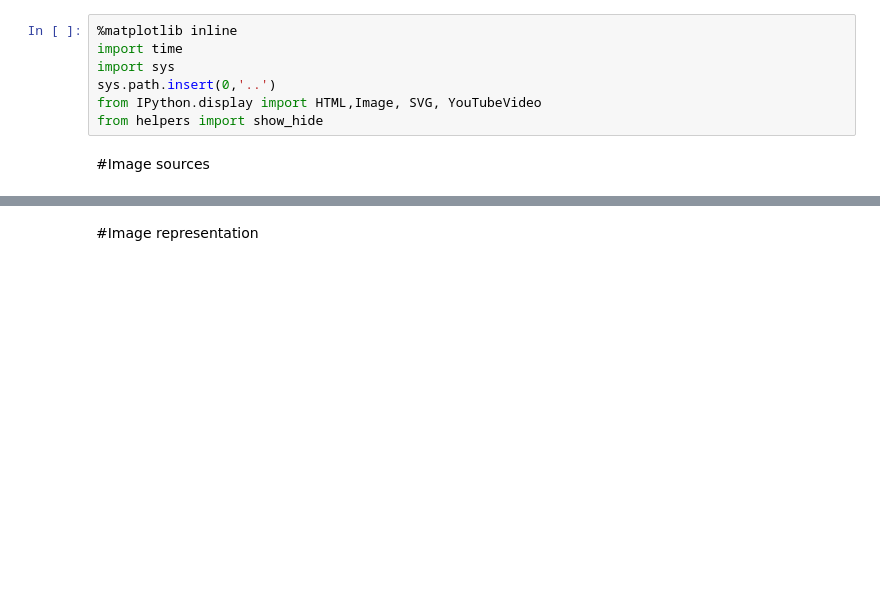
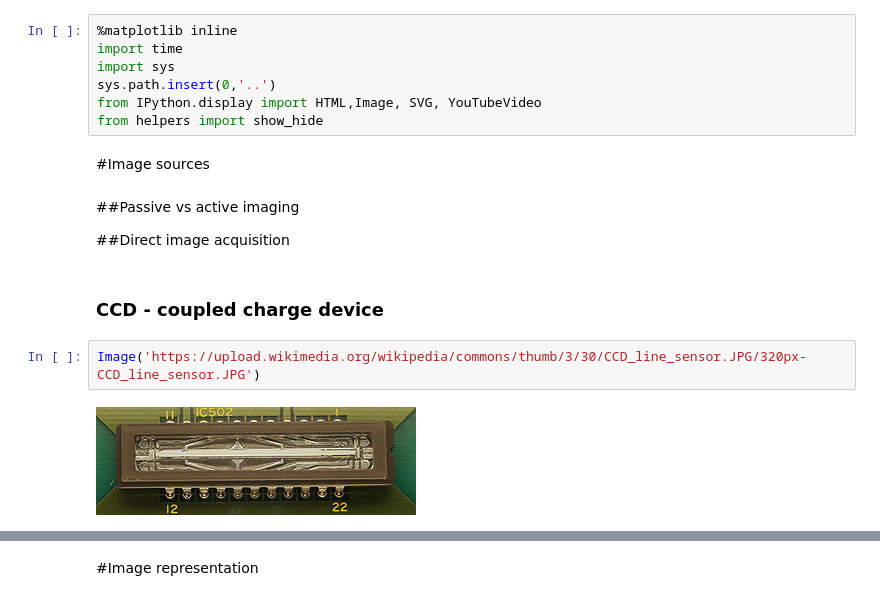
Before and after one commit to odebeir/info-h-500-501, a Jupyter notebook: 01-Introduction/02-Digital image.ipynb, the cells around one changed output, grey strips where cells are left out. Drawn from its saved outputs; the diff is of its cells as text; blank space fills up the shorter version.

Commit message:
add text in digital image

```diff
--- a/01-Introduction/02-Digital image.ipynb
+++ b/01-Introduction/02-Digital image.ipynb
@@ -24,3 +24,14 @@ from IPython.display import HTML,Image, SVG, YouTubeVideo
 from helpers import show_hide
 # %% [markdown]
 #Image sources
+# %% [markdown]
+##Passive vs active imaging
+
+
+##Direct image acquisition
+# %% [markdown]
+### CCD - coupled charge device
+# %%
+Image('https://upload.wikimedia.org/wikipedia/commons/thumb/3/30/CCD_line_sensor.JPG/320px-CCD_line_sensor.JPG')
+# %% [output]
+[figure, added]
```
Also changed, not shown: parts of 6 cells of this notebook.
